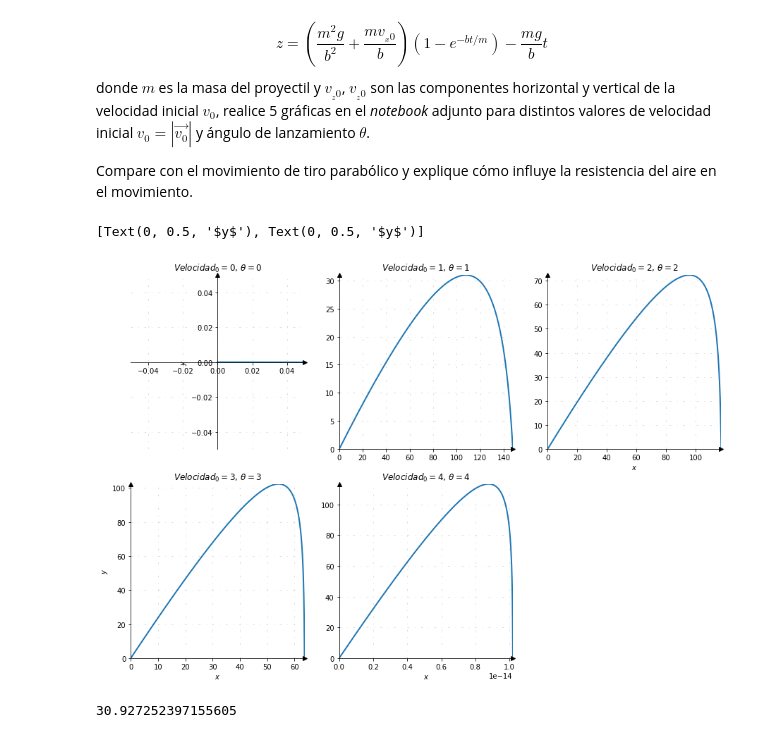
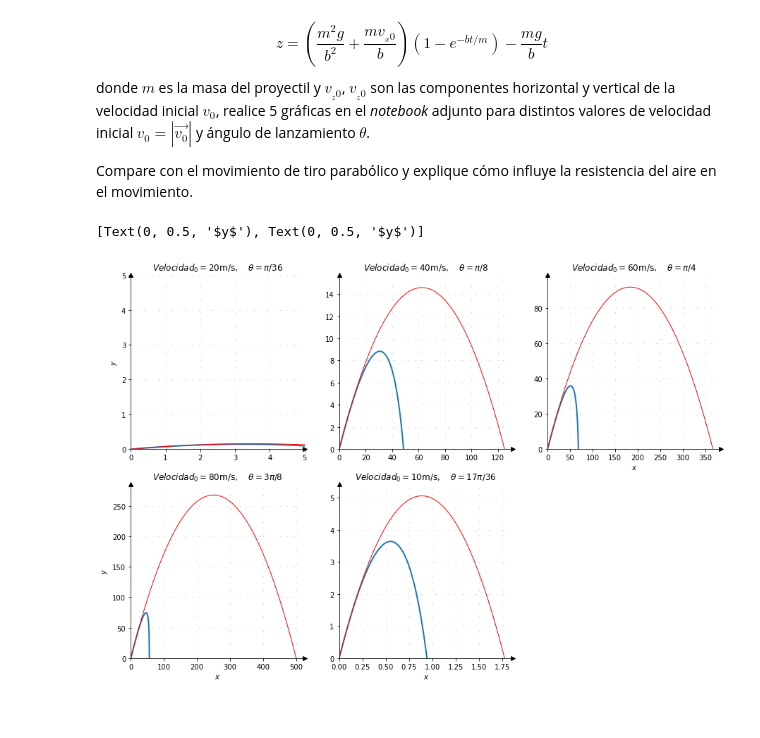
Before and after one commit to AmadoCab/Marianita, a Jupyter notebook: Taller10/taller10.ipynb, the cells around one changed output. Saved outputs shown, nothing was run; the diff lists cells and outputs as text; code cells hidden in the pictures.

```diff
--- a/Taller10/taller10.ipynb
+++ b/Taller10/taller10.ipynb
@@ -14,55 +14,62 @@ Compare con el movimiento de tiro parabólico y explique cómo influye la resist
 # %%
 # Constantes #
 v = 100
-th = 0
+th = np.pi/8
 g = 9.8
 
 # Funciones para $x$ y $x$ #
 def x(time, velocity_0=v, theta=th, mass=5, resistance=3):
     return (mass*velocity_0*np.cos(theta)/resistance)*(1-np.exp(-resistance*time/mass))
 
+def xn(time, velocity_0=v, theta=th):
+    return velocity_0*np.cos(theta)*time
+
 def z(time, velocity_0=v, theta=th, mass=5, resistance=3):
     return ((np.power(mass,2)*g)/(np.power(resistance,2))+(mass*velocity_0*np.sin(theta))/resistance)*(1-np.exp(-resistance*time/mass))-(mass*g*time/resistance)
 
-# Generar valores para el tiempo #
-t = np.linspace(0,30,1000)
+def zn(time, velocity_0=v, theta=th):
+    return velocity_0*np.sin(theta)*time-g*np.power(time,2)/2
 # %%
 # Generar graficas #
 fig, axs = plt.subplots(2,3, figsize=(15,10))
 
 # Especificaciones para las graficas #
-angles = np.linspace(0,90,5)*np.pi/180
+vel = [20,40,60,80,10]
+angles = np.linspace(5,85,5)*np.pi/180
+ang = ['\\pi/36','\\pi/8','\\pi/4','3\\pi/8','17\\pi/36']
 for ax,i in zip(axs.flat, range(6)):
     if i == 5:
         ax.axis('off')
     else:
-        xaxis = x(t, theta=angles[i])
-        yaxis = z(t, theta=angles[i])
+        # Generar valores para el tiempo #
+        t = np.linspace(0,2*vel[i]*np.sin(angles[i])/g,1000)
+        # Las graficas #
+        xaxis = x(t, velocity_0=vel[i], theta=angles[i])
+        yaxis = z(t, velocity_0=vel[i], theta=angles[i])
         ax.plot(xaxis,yaxis, lw=2)
-        ax.set_title(f'$Velocidad_0={i}$, $\\theta={i}$')
+        ax.plot(xn(t, velocity_0=vel[i], theta=angles[i]),zn(t, velocity_0=vel[i], theta=angles[i]), 'r', lw=1)
+        ax.set_title(f'$Velocidad_0={vel[i]}$m/s,\t$\\theta={ang[i]}$')
         ax.grid(linestyle=(0, (3, 10, 1, 10)), linewidth=0.8, color='lightgray')
-        ax.set_xlim(xmin=0, xmax=xaxis[yaxis>=0][-1])    #
-        ax.set_ylim(ymin=0, ymax=np.amax(yaxis))
+        if np.around(xaxis[yaxis>=0][-1]) == 0 or np.around(np.amax(yaxis)) == 0:
+            ax.set_xlim(xmin=0, xmax=5)    #
+            ax.set_ylim(ymin=0, ymax=5)
+        else:
+            limit = max(xaxis[yaxis>=0][-1],np.amax(yaxis))
+            ax.set_xlim(xmin=0)    #
+            ax.set_ylim(ymin=0)
 
         # Move the left and bottom spines to x = 0 and y = 0, respectively.
         ax.spines[["left", "bottom"]].set_position(("data", 0))
         # Hide the top and right spines.
         ax.spines[["top", "right"]].set_visible(False)
 
         ax.plot(1, 0, ">k", transform=ax.get_yaxis_transform(), clip_on=False)
         ax.plot(0, 1, "^k", transform=ax.get_xaxis_transform(), clip_on=False)
 
 
 axs[0,2].set_xlabel('$x$')
 plt.setp(axs[-1,:], xlabel='$x$')
 plt.setp(axs[:,0], ylabel='$y$')
 # %% [output]
 [Text(0, 0.5, '$y$'), Text(0, 0.5, '$y$')]
-[figure, old version]
+[figure, new version]
-# %%
-uno = x(t, theta=np.pi/8)
-dos = z(t, theta=np.pi/8)
-
-np.amax(dos)
-# %% [output]
-30.927252397155605
```
Also changed, not shown: parts of 2 cells of this notebook, 1 other file.
